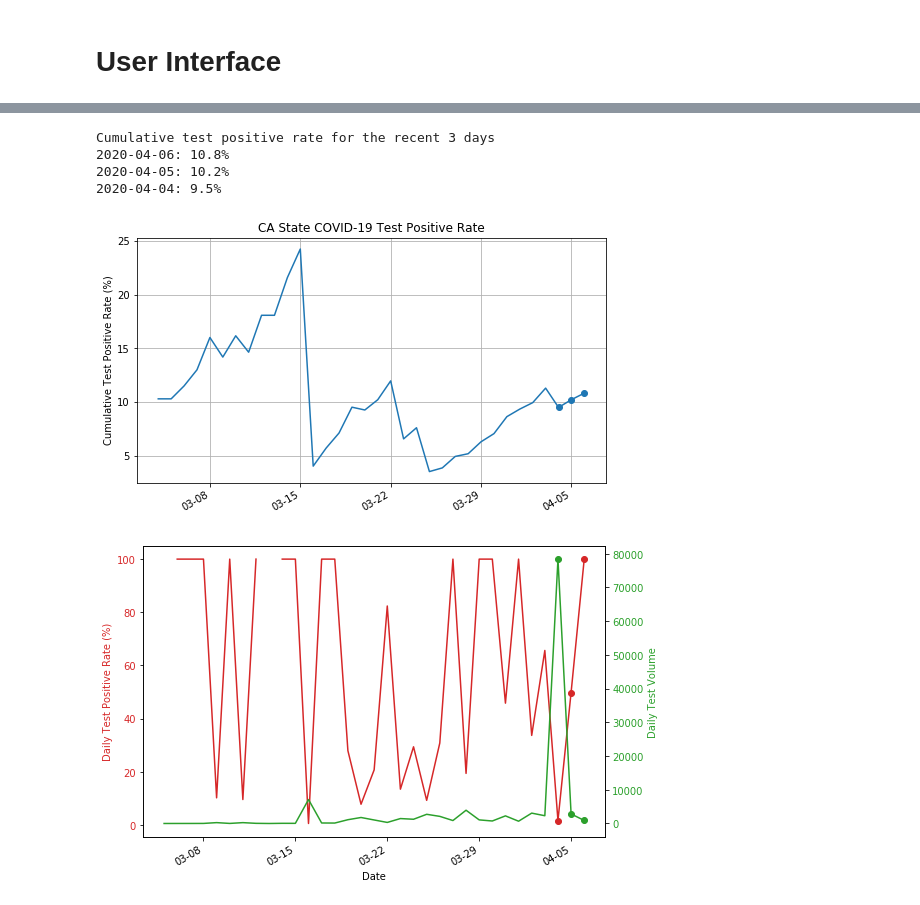
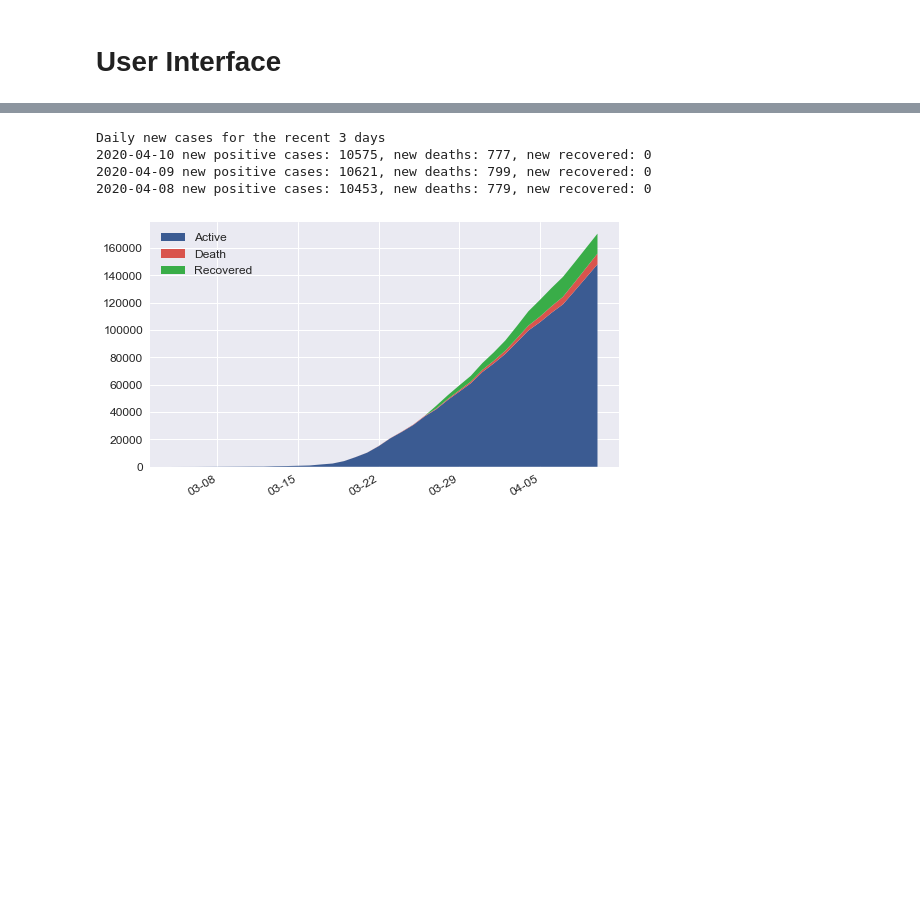
Before and after one commit to kl884/COVID-19-Test-Positive-Rate, a Jupyter notebook: python/COVID-19 Test Positive Rate.ipynb, the cells around one changed output, grey strips where cells are left out. Saved outputs shown, nothing was run; the diff lists cells and outputs as text; code cells hidden in the pictures; blank space fills up the shorter version.

```diff
--- a/python/COVID-19 Test Positive Rate.ipynb
+++ b/python/COVID-19 Test Positive Rate.ipynb
@@ -343,9 +294,8 @@ Cumulative test positive rate for the recent 3 days
-# %%
-state_pos_rate(df, 'CA')
-# %% [output]
-Cumulative test positive rate for the recent 3 days
-2020-04-06: 10.8%
-2020-04-05: 10.2%
-2020-04-04: 9.5%
-[figure, removed]
-[figure, removed]
+# %%
+state_trend(df, 'NY', plot= 'case')
+# %% [output]
+Daily new cases for the recent 3 days
+2020-04-10 new positive cases: 10575, new deaths: 777, new recovered: 0
+2020-04-09 new positive cases: 10621, new deaths: 799, new recovered: 0
+2020-04-08 new positive cases: 10453, new deaths: 779, new recovered: 0
+[figure, added]
```
Also changed, not shown: parts of 14 cells of this notebook, 3 other files.
